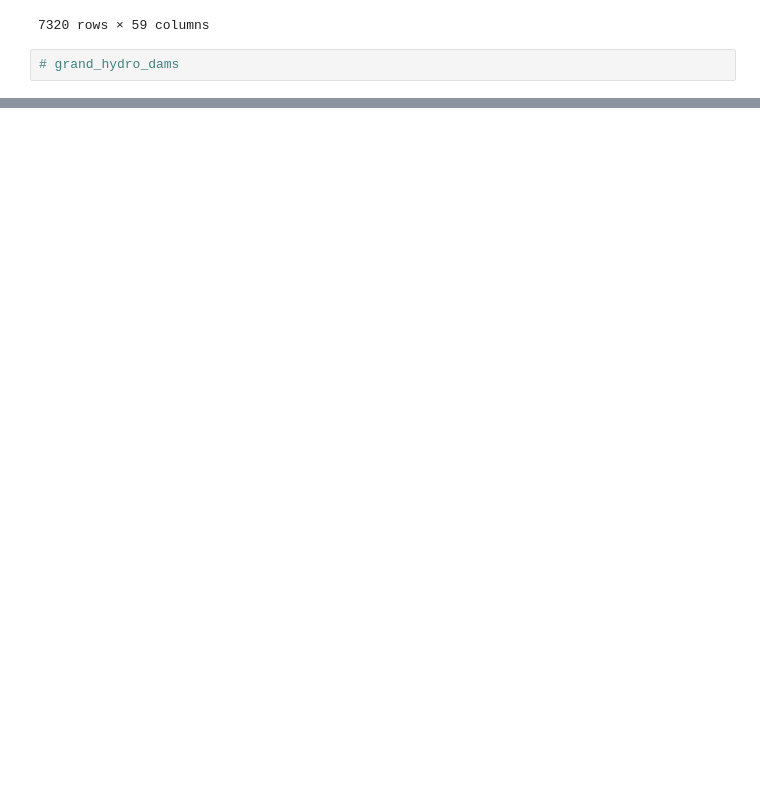
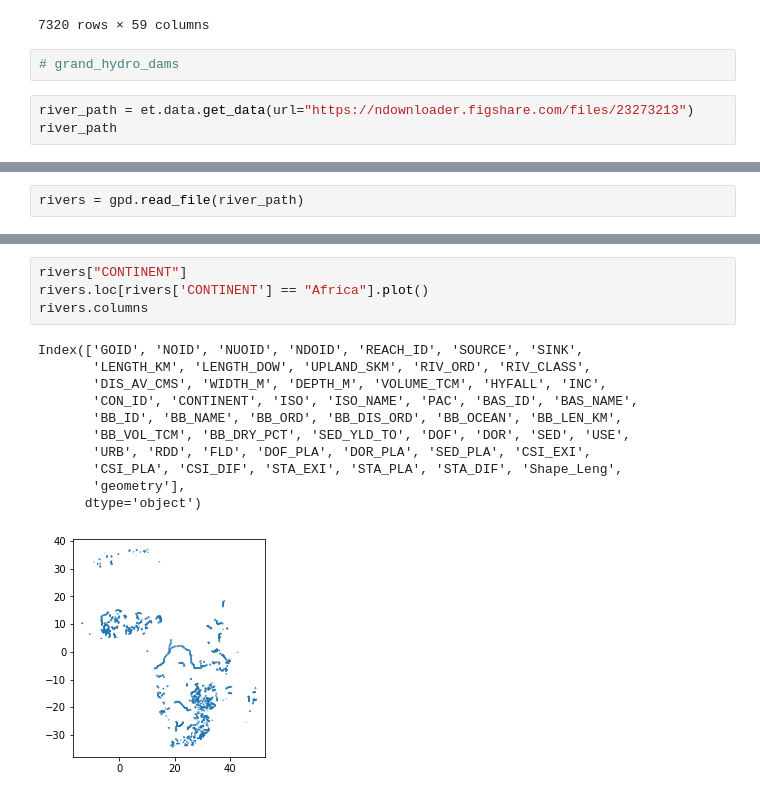
Before and after one commit to brianpinke/ea-2021-final-project-dam-project, a Jupyter notebook: brian.ipynb, the cells around one changed output, grey strips where cells are left out. Cells and saved outputs as stored; diff of their text form; blank space fills up the shorter version.

```diff
--- a/brian.ipynb
+++ b/brian.ipynb
@@ -44,3 +44,6 @@ grand_plot_locations
 7320 rows × 59 columns
 # %%
 # grand_hydro_dams
+# %%
+river_path = et.data.get_data(url="https://ndownloader.figshare.com/files/23273213")
+river_path
@@ -46,0 +52,2 @@ grand_plot_locations
+# %%
+rivers = gpd.read_file(river_path)
@@ -46,0 +75,16 @@ grand_plot_locations
+# %%
+rivers["CONTINENT"]
+rivers.loc[rivers['CONTINENT'] == "Africa"].plot()
+rivers.columns
+# %% [output]
+Index(['GOID', 'NOID', 'NUOID', 'NDOID', 'REACH_ID', 'SOURCE', 'SINK',
+       'LENGTH_KM', 'LENGTH_DOW', 'UPLAND_SKM', 'RIV_ORD', 'RIV_CLASS',
+       'DIS_AV_CMS', 'WIDTH_M', 'DEPTH_M', 'VOLUME_TCM', 'HYFALL', 'INC',
+       'CON_ID', 'CONTINENT', 'ISO', 'ISO_NAME', 'PAC', 'BAS_ID', 'BAS_NAME',
+       'BB_ID', 'BB_NAME', 'BB_ORD', 'BB_DIS_ORD', 'BB_OCEAN', 'BB_LEN_KM',
+       'BB_VOL_TCM', 'BB_DRY_PCT', 'SED_YLD_TO', 'DOF', 'DOR', 'SED', 'USE',
+       'URB', 'RDD', 'FLD', 'DOF_PLA', 'DOR_PLA', 'SED_PLA', 'CSI_EXI',
+       'CSI_PLA', 'CSI_DIF', 'STA_EXI', 'STA_PLA', 'STA_DIF', 'Shape_Leng',
+       'geometry'],
+      dtype='object')
+[figure, added]
```
Also changed, not shown: parts of 14 cells of this notebook.
